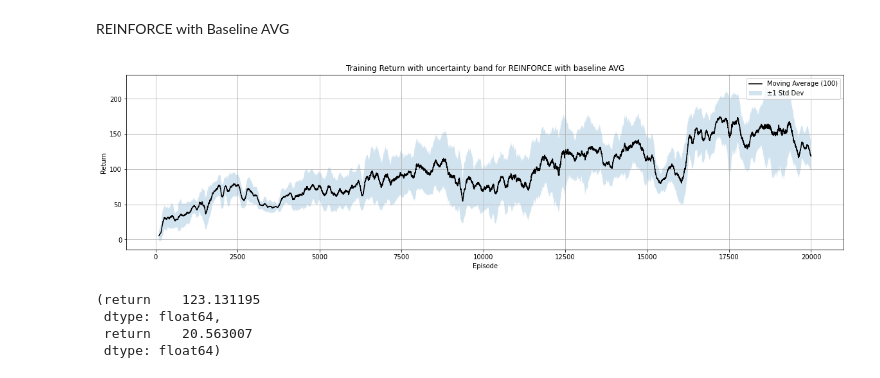
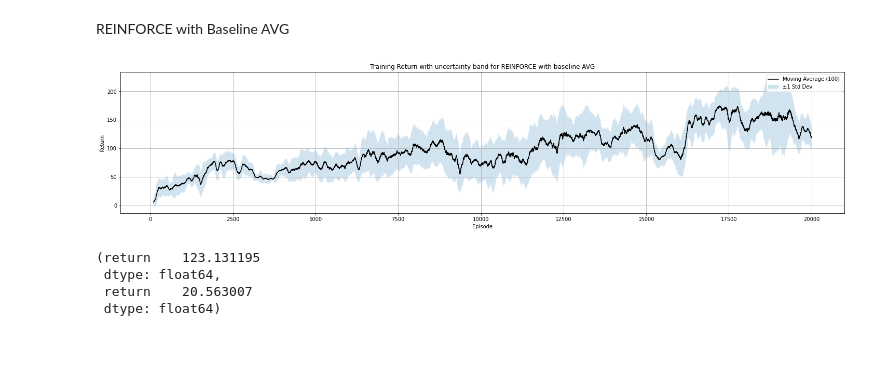
Before and after one commit to dalial89/rl_mldl_25, a Jupyter notebook: models_data/data_analysis.ipynb, the cells around one changed output. Saved outputs shown, nothing was run; the diff lists cells and outputs as text; code cells hidden in the pictures; blank space fills up the shorter version.

```diff
--- a/models_data/data_analysis.ipynb
+++ b/models_data/data_analysis.ipynb
@@ -48,32 +48,32 @@ REINFORCE with Baseline AVG
 # %%
 csv_path = "bavg_seed_42_returns.csv"
 
 df = pd.read_csv(csv_path)
 
 window = 100
 rolling_mean = df["return"].rolling(window=window).mean()
 rolling_std = df["return"].rolling(window=window).std()
 
-plt.figure(figsize=(20, 5))
+plt.figure(figsize=(25, 5))
 plt.plot(df["episode"], rolling_mean, label="Moving Average (100)", color="black")
 
-# Banda di confidenza ±1 std
+# ±1 std
 plt.fill_between(
     df["episode"],
     rolling_mean - rolling_std,
     rolling_mean + rolling_std,
     alpha=0.2,
     label="±1 Std Dev"
 )
 
 plt.xlabel("Episode")
 plt.ylabel("Return")
 plt.title("Training Return with uncertainty band for REINFORCE with baseline AVG")
 plt.legend()
 plt.grid(True)
 plt.show()
 # %% [output]
-[figure, old version]
+[figure, new version]
 # %%
 df = pd.read_csv("REINFORCE_BAVG_seed_42_test_returns.csv")
 df.mean(), df.std()
```
Also changed, not shown: parts of 9 cells of this notebook.
